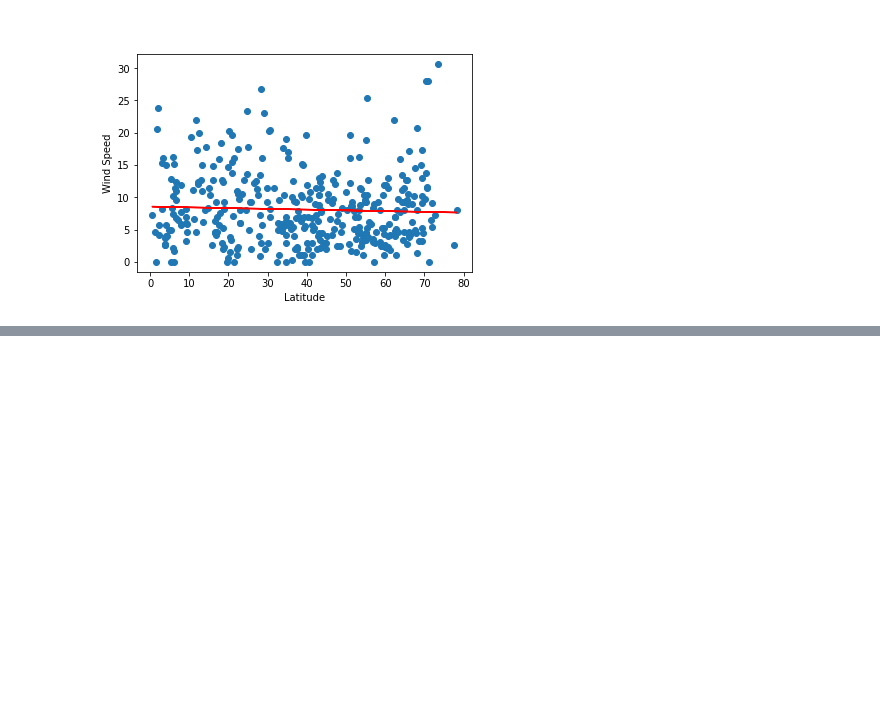
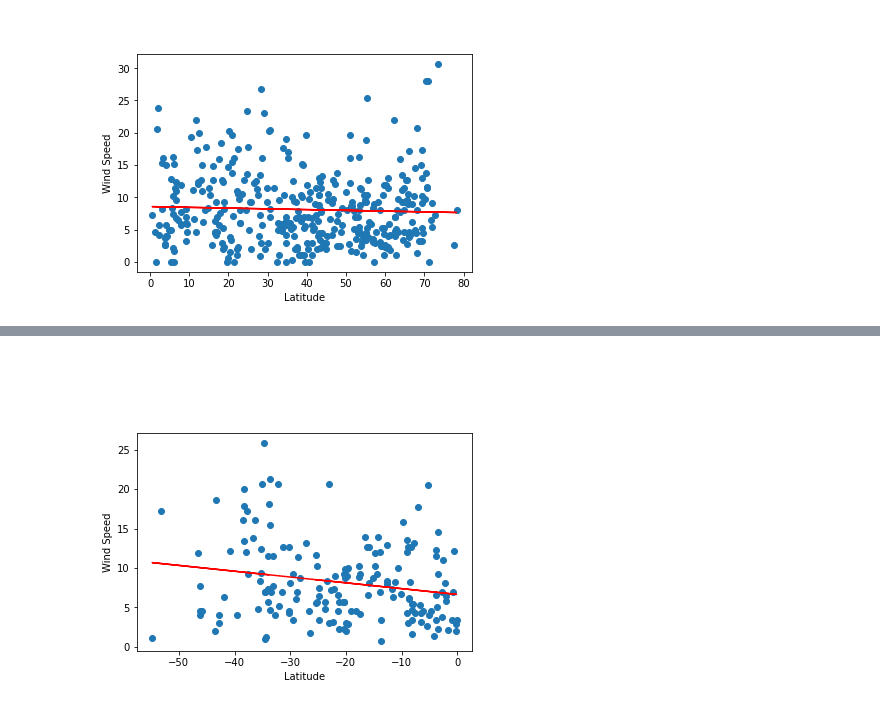
Before and after one commit to r-ybarra/World_Weather_Analysis, a Jupyter notebook: WeatherPy.ipynb, the cells around one changed output, grey strips where cells are left out. Saved outputs shown, nothing was run; the diff lists cells and outputs as text; code cells hidden in the pictures; blank space fills up the shorter version.

```diff
--- a/WeatherPy.ipynb
+++ b/WeatherPy.ipynb
@@ -351,6 +351,5 @@ x_values = southern_hemi_df["Lat"]
 y_values = southern_hemi_df["Wind Speed"]
 # Call the function.
 plot_linear_regression(x_values, y_values,
-                       'Linear Regression on the Southern Hemisphere \n
-                        for Wind Speed', 'Wind Speed',(-50,35))
+                       'Linear Regression on the Southern Hemisphere for Wind Speed', 'Wind Speed',(-50,35))
 # %% [output]
@@ -357,0 +356 @@ SyntaxError: EOL while scanning string literal (Temp/ipykernel_5772/1225207314.p
+[figure, added]
```
Also changed, not shown: parts of 1 cell of this notebook, 10 other files.
